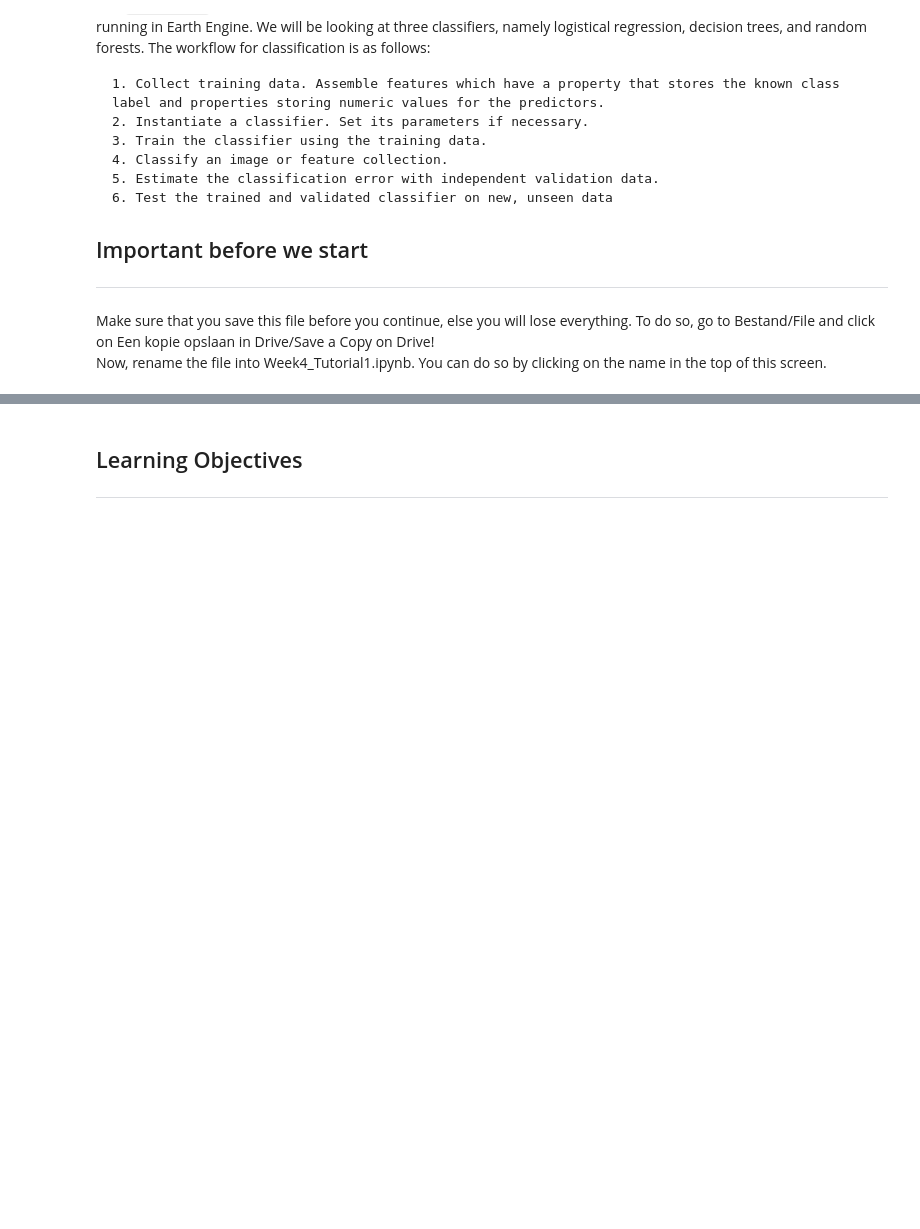
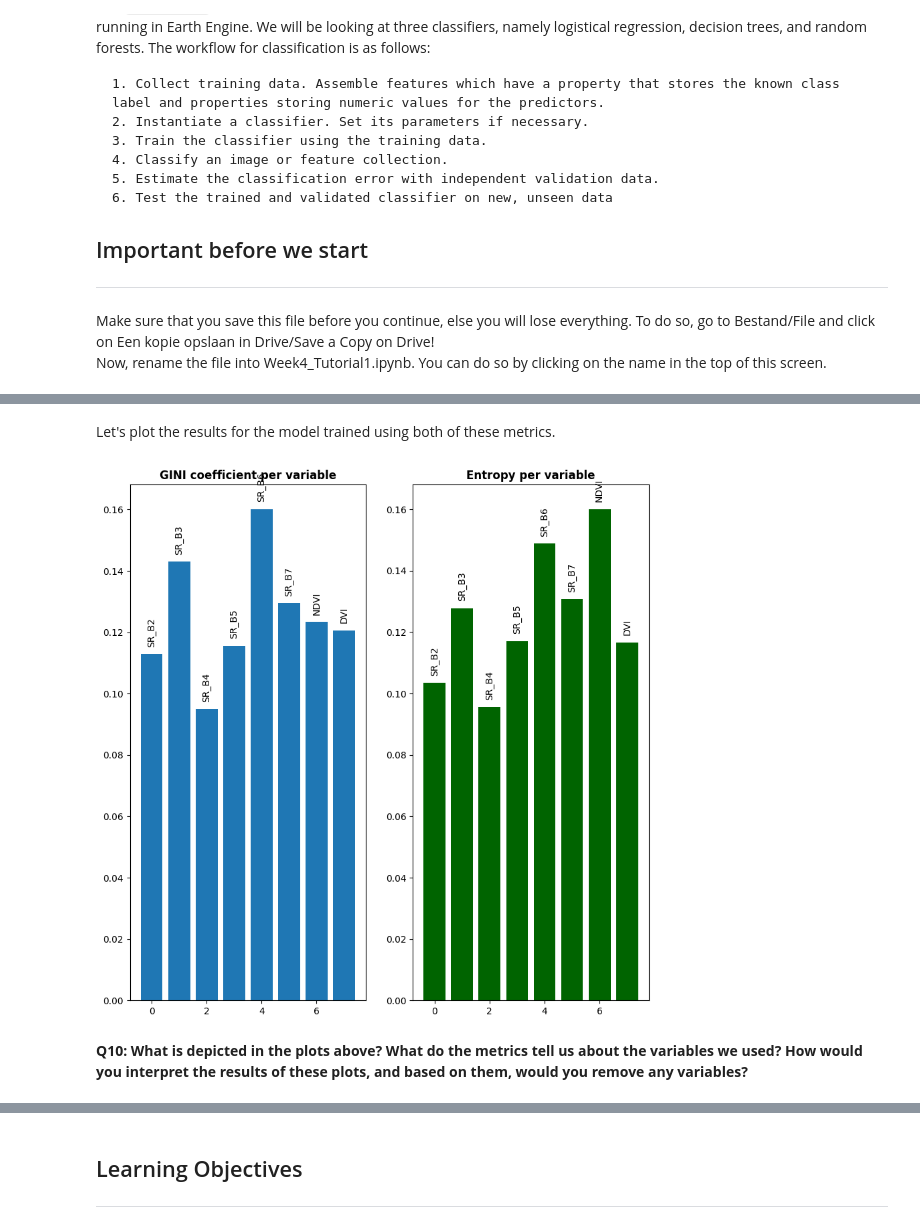
Before and after one commit to VU-IVM/UNIGIS_ProgrammingGIS, a Jupyter notebook: TAA1/TAA1_lecturer_ver.ipynb, the cells around one changed output, grey strips where cells are left out. Cells and saved outputs as stored; diff of their text form; code cells hidden in the pictures; blank space fills up the shorter version.

```diff
--- a/TAA1/TAA1_lecturer_ver.ipynb
+++ b/TAA1/TAA1_lecturer_ver.ipynb
@@ -19,0 +592,29 @@ Now, rename the file into Week4_Tutorial1.ipynb. You can do so by clicking on th
+# %%
+## We train two models with the same parameter settings - one for entropy, and one for the GINI coefficient.
+entropy_model = RandomForestClassifier(n_estimators=100, min_samples_split=10, max_depth=25, criterion='entropy')
+entropy_model.fit(x_train.values, y_train.values)
+features_entropy = entropy_model.feature_importances_
+
+gini_model = RandomForestClassifier(n_estimators=n_trees, min_samples_split=min_samples, max_depth=25, criterion='gini')
+gini_model.fit(x_train.values, y_train.values)
+features_gini = gini_model.feature_importances_
+# %% [markdown]
+Let's plot the results for the model trained using both of these metrics.
+# %%
+## Make bar plots
+x_axis = range(len(features_gini))
+fig, (ax_gini, ax_entropy) = plt.subplots(1, 2, figsize=(10,10))
+ax_gini.bar(x_axis, features_gini)
+ax_gini.set_title("GINI coefficient per variable", weight='bold')
+ax_entropy.bar(x_axis, features_entropy, color='darkgreen')
+ax_entropy.set_title("Entropy per variable", weight='bold')
+
+## Add labels to the bars
+for index, label in enumerate(img_bands):
+    ax_gini.text(index, y=features_gini[index]+0.003, s=label, ha='center', rotation=90)
+for index, label in enumerate(img_bands):
+    ax_entropy.text(index, y=features_entropy[index]+0.003, s=label, ha='center', rotation=90)
+# %% [output]
+[figure, added]
+# %% [markdown]
+**Q10: What is depicted in the plots above? What do the metrics tell us about the variables we used? How would you interpret the results of these plots, and based on them, would you remove any variables?**
```
Also changed, not shown: parts of 94 cells of this notebook.
